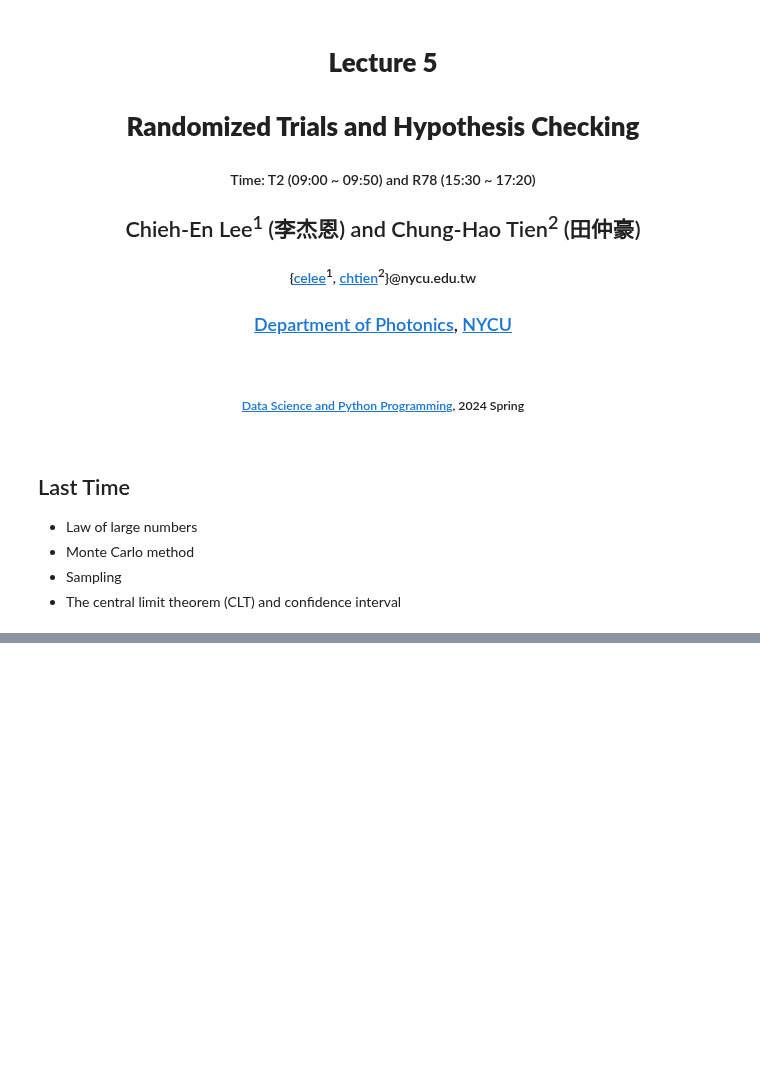
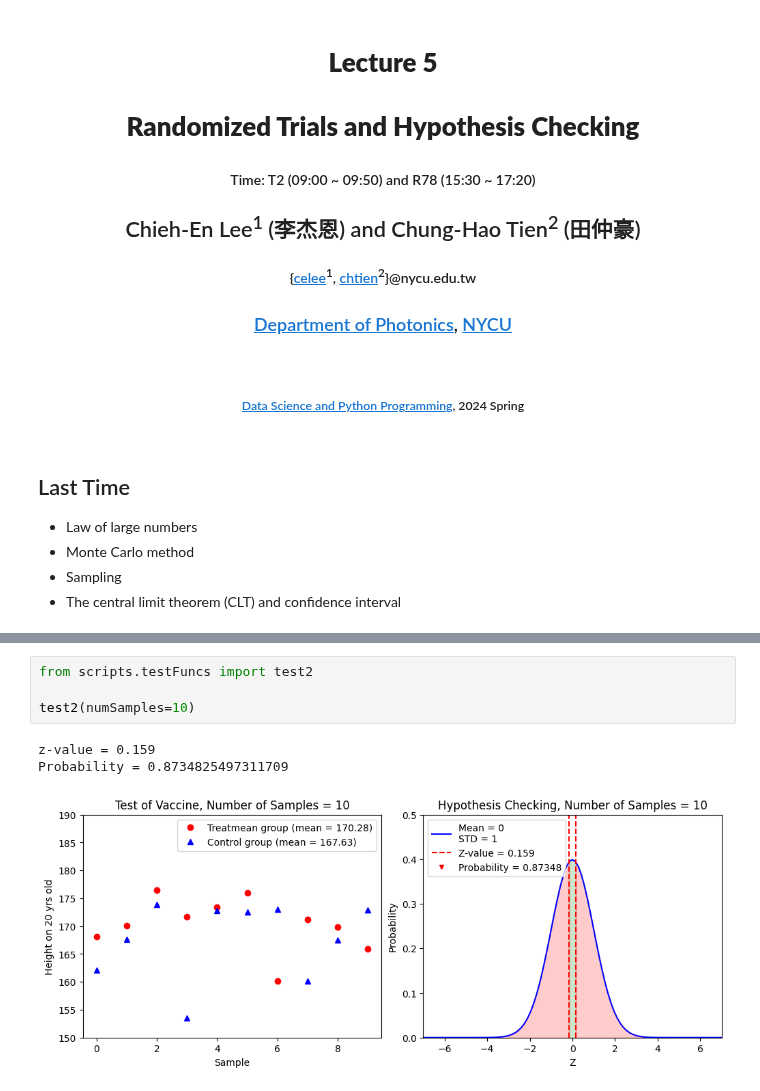
Before and after one commit to bruce88617/nycudopcs_advanced, a Jupyter notebook: Lectures/Lecture05/Lecture05.ipynb, the cells around one changed output, grey strips where cells are left out. Drawn from its saved outputs; the diff is of its cells as text; blank space fills up the shorter version.

```diff
--- a/Lectures/Lecture05/Lecture05.ipynb
+++ b/Lectures/Lecture05/Lecture05.ipynb
@@ -104,0 +361,8 @@ Probability = 0.00011
+# %%
+from scripts.testFuncs import test2
+
+test2(numSamples=10)
+# %% [output]
+z-value = 0.159
+Probability = 0.8734825497311709
+[figure, added]
```
Also changed, not shown: parts of 29 cells of this notebook, 15 other files.
